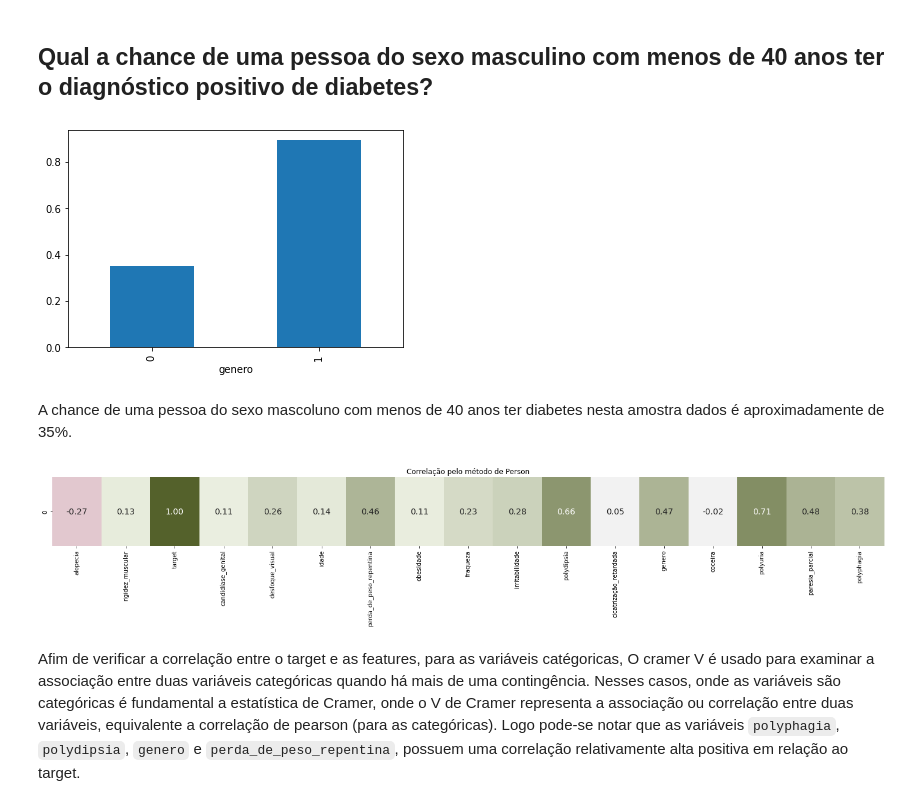
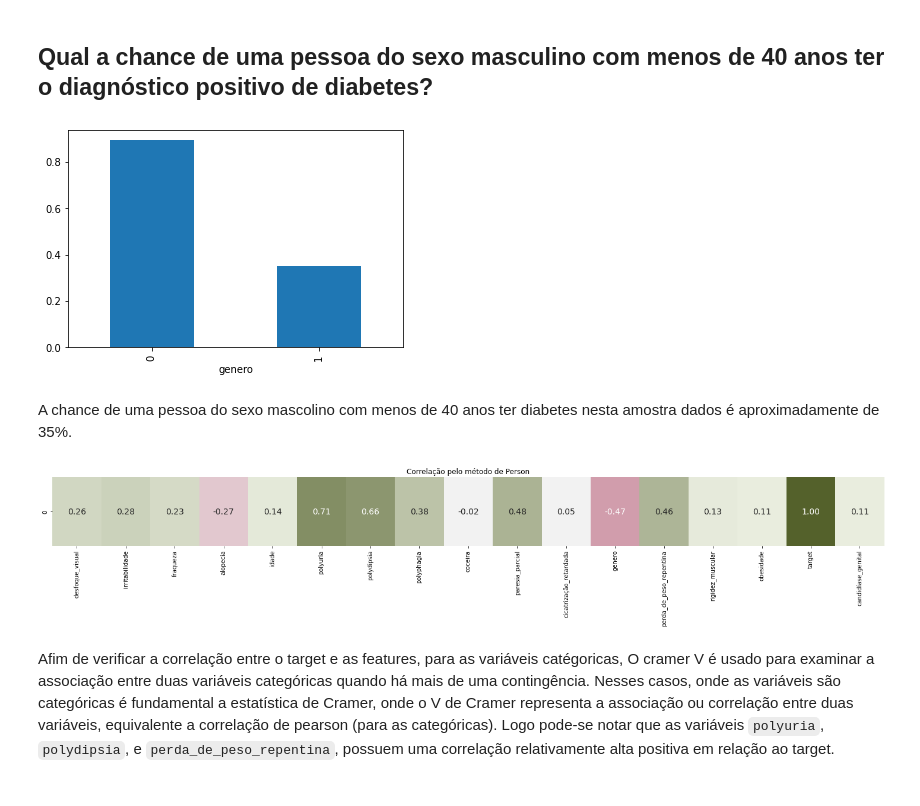
Before and after one commit to grazimelo/case-sbf, a Jupyter notebook: notebooks/2_eda.ipynb, the cells around one changed output. Saved outputs shown, nothing was run; the diff lists cells and outputs as text; code cells hidden in the pictures.

```diff
--- a/notebooks/2_eda.ipynb
+++ b/notebooks/2_eda.ipynb
@@ -72,4 +77,4 @@ variaveis_numericas = todas_as_variaveis - variaveis_categoricas
 # %%
 #Plot da distribuição da variável target.
-sns.countplot(x=df_train['target'], data=df_train, palette="RdYlGn_r")
-plt.show()
+df_train['target'] = df_train['target'].map({'positive': 1, 'negative': 0})
+df_train['genero'] = df_train['genero'].map({'female':0, 'male': 1})
@@ -112,5 +127,4 @@ plt.show()
 # %%
-df_train['genero'] = df_train['genero'] .map({'female': 1, 'male': 0})
 df_train.groupby('polyphagia').mean()['target'].plot.bar()
 plt.show()
 # %% [output]
@@ -120,14 +134,14 @@ Polifagia é um sinal médico que significa fome excessiva e ingestão anormalme
 # %% [markdown]
 ## Qual a chance de uma pessoa do sexo masculino com menos de 40 anos ter o diagnóstico positivo de diabetes?
 # %%
-genero_masc = df_train[df_train['genero'] == 0]
+genero_masc = df_train[df_train['genero'] == 1]
 genero_masc = df_train[df_train['idade'] < 40]
 genero_masc.groupby('genero').mean()['target'].plot.bar()
 plt.show()
 # %% [output]
-[figure, old version]
+[figure, new version]
 # %% [markdown]
-A chance de uma pessoa do sexo mascoluno com menos de 40 anos ter diabetes nesta amostra dados é aproximadamente de 35%.
+A chance de uma pessoa do sexo mascolino com menos de 40 anos ter diabetes nesta amostra dados é aproximadamente de 35%.
 # %%
 list_yes_no = ['polyuria', 'polydipsia', 'perda_de_peso_repentina', 'fraqueza', 'polyphagia', 'candidíase_genital', 'desfoque_visual', 'coceira', 'irritabilidade', 'cicatrização_retardada', 'paresia_parcial', 'rigidez_muscular', 'alopecia', 'obesidade']
 for lista in list_yes_no:
@@ -142,6 +156,6 @@ plt.title('Correlação pelo método de Person')
 plt.tight_layout()
 plt.show()
 # %% [output]
-[figure, old version]
+[figure, new version]
 # %% [markdown]
-Afim de verificar a correlação entre o target e as features, para as variáveis catégoricas, O cramer V é usado para examinar a associação entre duas variáveis categóricas quando há mais de uma contingência. Nesses casos, onde as variáveis são categóricas é fundamental a estatística de Cramer, onde o V de Cramer representa a associação ou correlação entre duas variáveis, equivalente a correlação de pearson (para as categóricas). Logo pode-se notar que as variáveis `polyphagia`, `polydipsia`, `genero` e `perda_de_peso_repentina`, possuem uma correlação relativamente alta positiva em relação ao target.
+Afim de verificar a correlação entre o target e as features, para as variáveis catégoricas, O cramer V é usado para examinar a associação entre duas variáveis categóricas quando há mais de uma contingência. Nesses casos, onde as variáveis são categóricas é fundamental a estatística de Cramer, onde o V de Cramer representa a associação ou correlação entre duas variáveis, equivalente a correlação de pearson (para as categóricas). Logo pode-se notar que as variáveis `polyuria`, `polydipsia`, e `perda_de_peso_repentina`, possuem uma correlação relativamente alta positiva em relação ao target.
```
Also changed, not shown: parts of 7 cells of this notebook, 3 other files.
